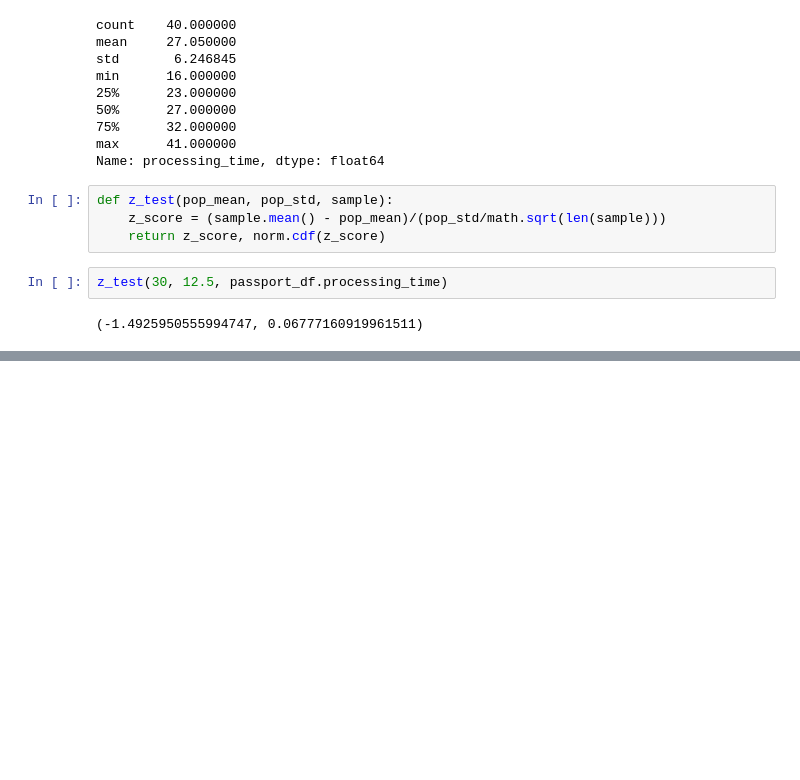
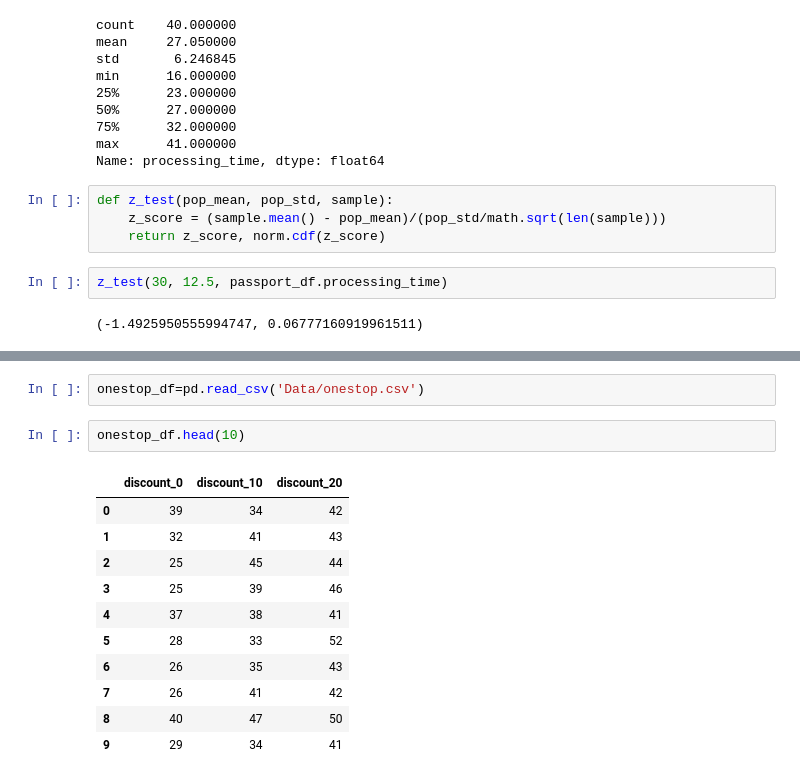
Before and after one commit to amithdsml/ipl_data_analysis_python, a Jupyter notebook: Probability_hypothesis/probability_hypothesis.ipynb, the cells around one changed output, grey strips where cells are left out. Cells and saved outputs as stored; diff of their text form; blank space fills up the shorter version.

```diff
--- a/Probability_hypothesis/probability_hypothesis.ipynb
+++ b/Probability_hypothesis/probability_hypothesis.ipynb
@@ -310,0 +455,16 @@ z_test(30, 12.5, passport_df.processing_time)
+# %%
+onestop_df=pd.read_csv('Data/onestop.csv')
+# %%
+onestop_df.head(10)
+# %% [output]
+|  | discount_0 | discount_10 | discount_20 |
+| 0 | 39 | 34 | 42 |
+| 1 | 32 | 41 | 43 |
+| 2 | 25 | 45 | 44 |
+| 3 | 25 | 39 | 46 |
+| 4 | 37 | 38 | 41 |
+| 5 | 28 | 33 | 52 |
+| 6 | 26 | 35 | 43 |
+| 7 | 26 | 41 | 42 |
+| 8 | 40 | 47 | 50 |
+| 9 | 29 | 34 | 41 |
```
Also changed, not shown: parts of 40 cells of this notebook.
